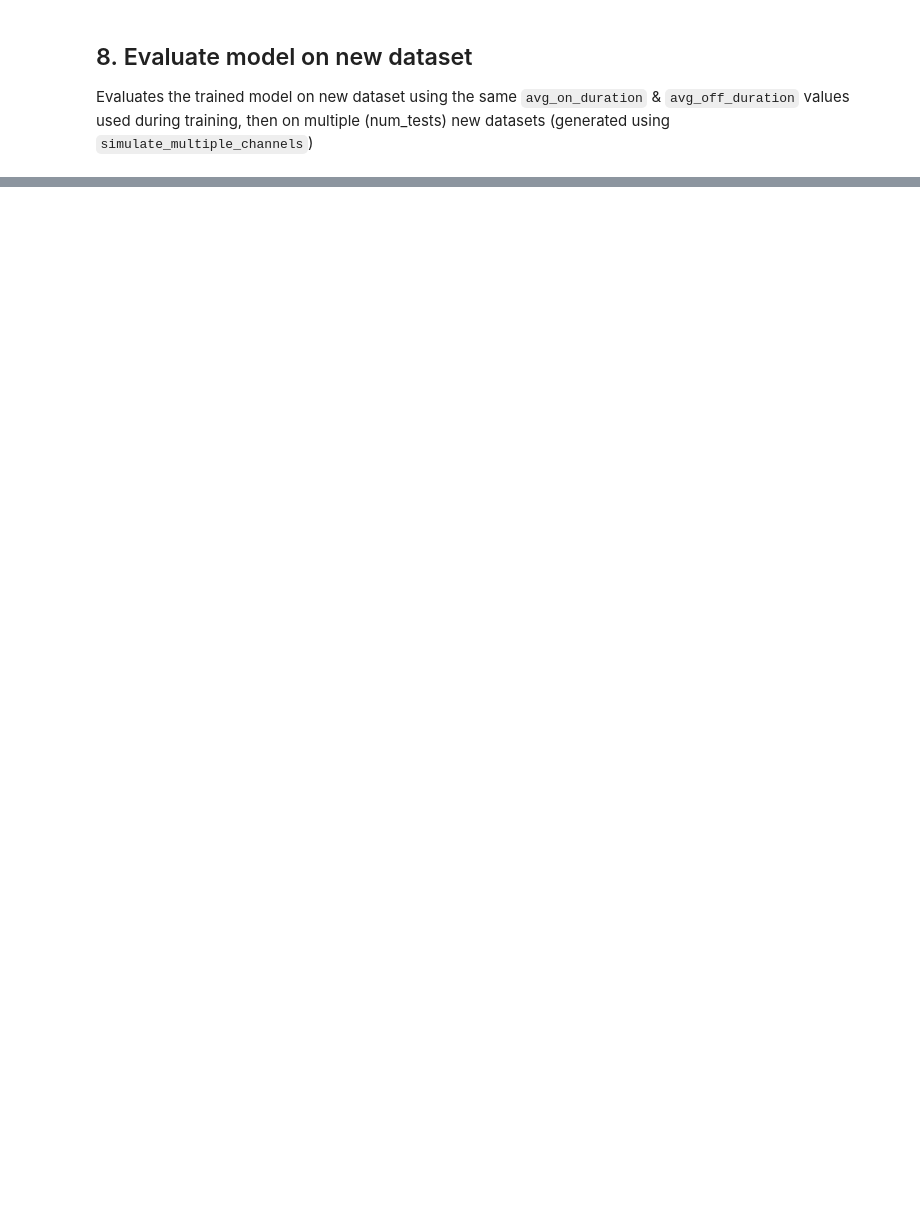
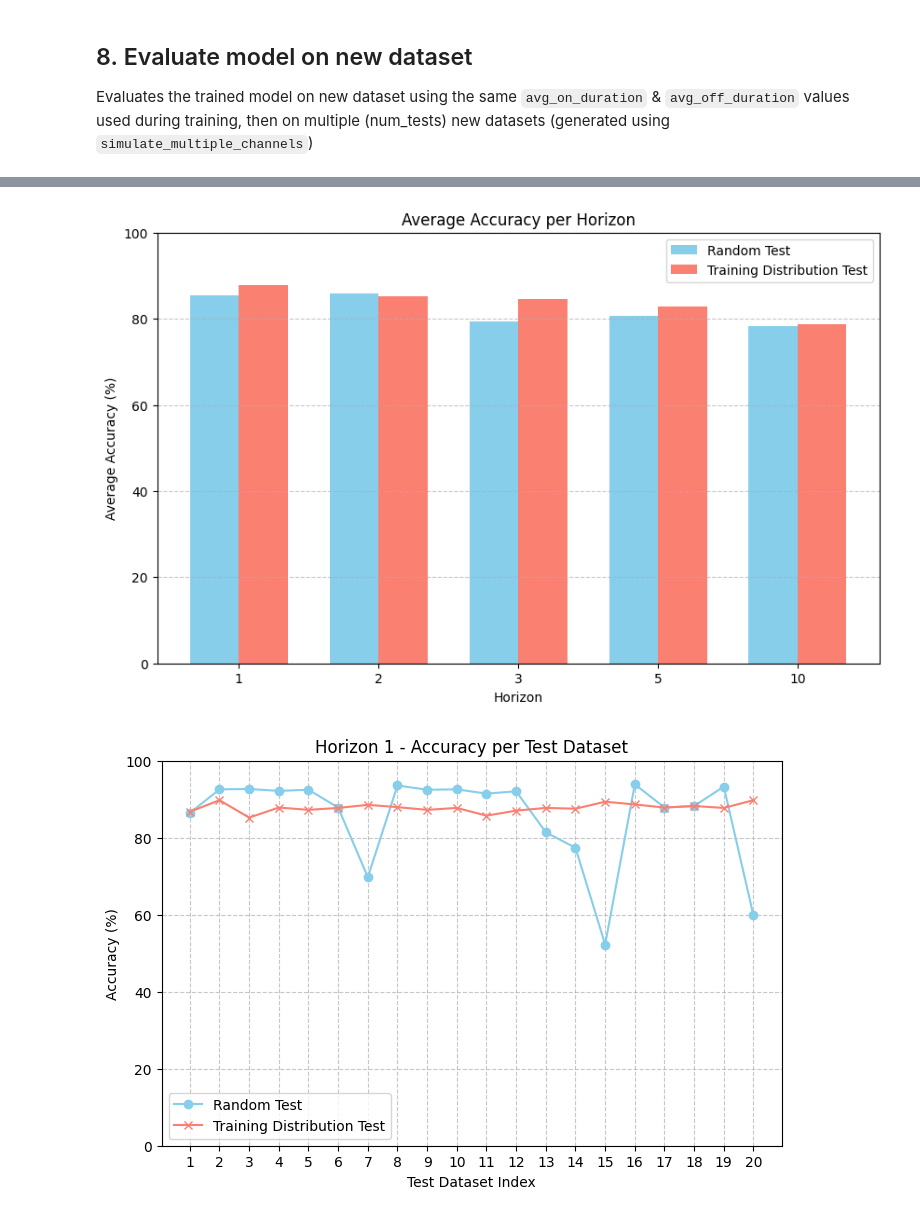
Before and after one commit to kd-kdev/CognitiveRadio-LSTM, a Jupyter notebook: CognitiveRadio_LSTM.ipynb, the cells around one changed output, grey strips where cells are left out. Cells and saved outputs as stored; diff of their text form; code cells hidden in the pictures; blank space fills up the shorter version.

```diff
--- a/CognitiveRadio_LSTM.ipynb
+++ b/CognitiveRadio_LSTM.ipynb
@@ -658,0 +739,3 @@ Average accuracy over 40 tests: 93.05%
+# %%
+# Assume you have trained_models = {h: model} and best_states = {h: best_model_state} for all horizons
+all_results = evaluate_all_models(trained_models, best_states, num_tests=20)
@@ -658,0 +760,66 @@ Average accuracy over 40 tests: 93.05%
+# %%
+# -------------------------------
+# Visualization for multi-horizon results
+# -------------------------------
+
+def plot_horizon_accuracies(all_results):
+    horizons = sorted(all_results.keys())
+    avg_acc_random = []
+    avg_acc_train = []
+
+    # Compute average accuracy per horizon for both test types (for bar plot)
+    for h in horizons:
+        _, res_random = all_results[h]["random"]
+        _, res_train = all_results[h]["train"]
+
+        avg_acc_random.append(np.mean([r[4] for r in res_random]))
+        avg_acc_train.append(np.mean([r[4] for r in res_train]))
+
+    # --- Bar Plot ---
+    x = np.arange(len(horizons))  # positions
+    width = 0.35
+
+    fig, ax = plt.subplots(figsize=(10, 6))
+    ax.bar(x - width/2, avg_acc_random, width, label='Random Test', color='skyblue')
+    ax.bar(x + width/2, avg_acc_train, width, label='Training Distribution Test', color='salmon')
+
+    ax.set_xlabel('Horizon')
+    ax.set_ylabel('Average Accuracy (%)')
+    ax.set_title('Average Accuracy per Horizon')
+    ax.set_xticks(x)
+    ax.set_xticklabels(horizons)
+    ax.set_ylim(0, 100)
+    ax.legend()
+    ax.grid(axis='y', linestyle='--', alpha=0.7)
+
+    plt.show()
+
+    # --- Line Plot per Horizon ---
+    for h in horizons:
+        _, res_random = all_results[h]["random"]
+        _, res_train = all_results[h]["train"]
+
+        random_accs = [r[4] for r in res_random]
+        train_accs = [r[4] for r in res_train]
+
+        plt.figure(figsize=(8, 5))
+        plt.plot(range(1, len(random_accs)+1), random_accs, marker='o', label='Random Test', color='skyblue')
+        plt.plot(range(1, len(train_accs)+1), train_accs, marker='x', label='Training Distribution Test', color='salmon')
+
+        plt.xlabel('Test Dataset Index')
+        plt.ylabel('Accuracy (%)')
+        plt.title(f'Horizon {h} - Accuracy per Test Dataset')
+        plt.ylim(0, 100)
+        plt.xticks(range(1, len(random_accs)+1))
+        plt.legend()
+        plt.grid(linestyle='--', alpha=0.7)
+        plt.show()
+
+
+# -------------------------------
+# Call the plotting function
+# -------------------------------
+plot_horizon_accuracies(all_results)
+# %% [output]
+[figure, added]
+[figure, added]
```
Also changed, not shown: parts of 16 cells of this notebook.
